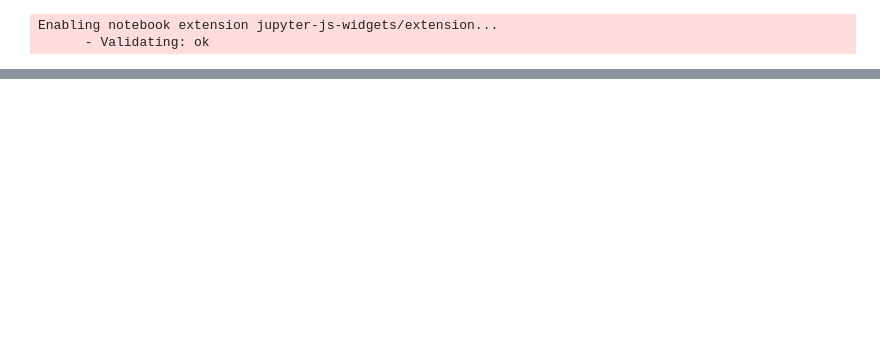
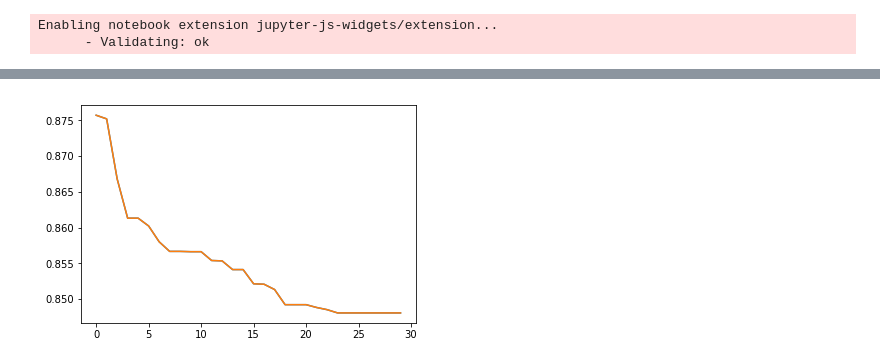
Before and after one commit to vibhusehra/Movie-Recommendation, a Jupyter notebook: pso.ipynb, the cells around one changed output, grey strips where cells are left out. Saved outputs shown, nothing was run; the diff lists cells and outputs as text; code cells hidden in the pictures; blank space fills up the shorter version.

Commit message:
graphs added

```diff
--- a/pso.ipynb
+++ b/pso.ipynb
@@ -190,0 +310,3 @@ u
+# %%
+(gbest, pred_matrix,errors) = PSO(30,500,0.02,2,5,user_rating,latent_features=3)
+pred_matrix.shape
@@ -190,0 +328,5 @@ u
+# %%
+plt.plot(errors)
+plt.show()
+# %% [output]
+[figure, added]
```
Also changed, not shown: parts of 11 cells of this notebook.
